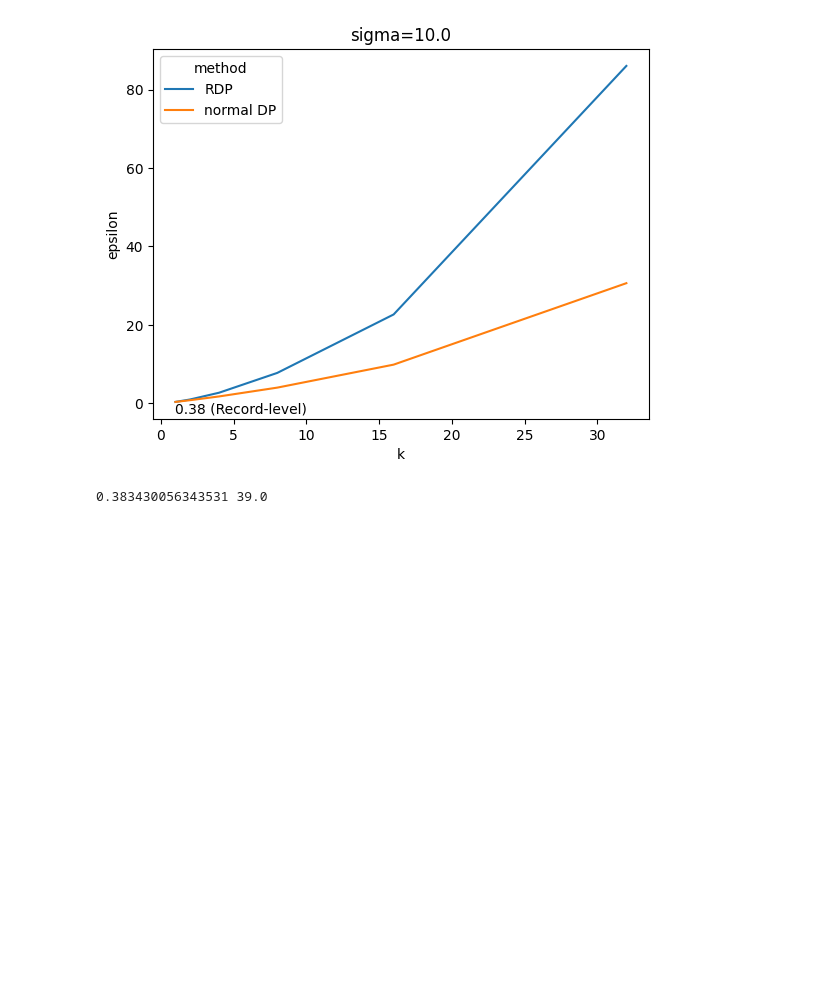
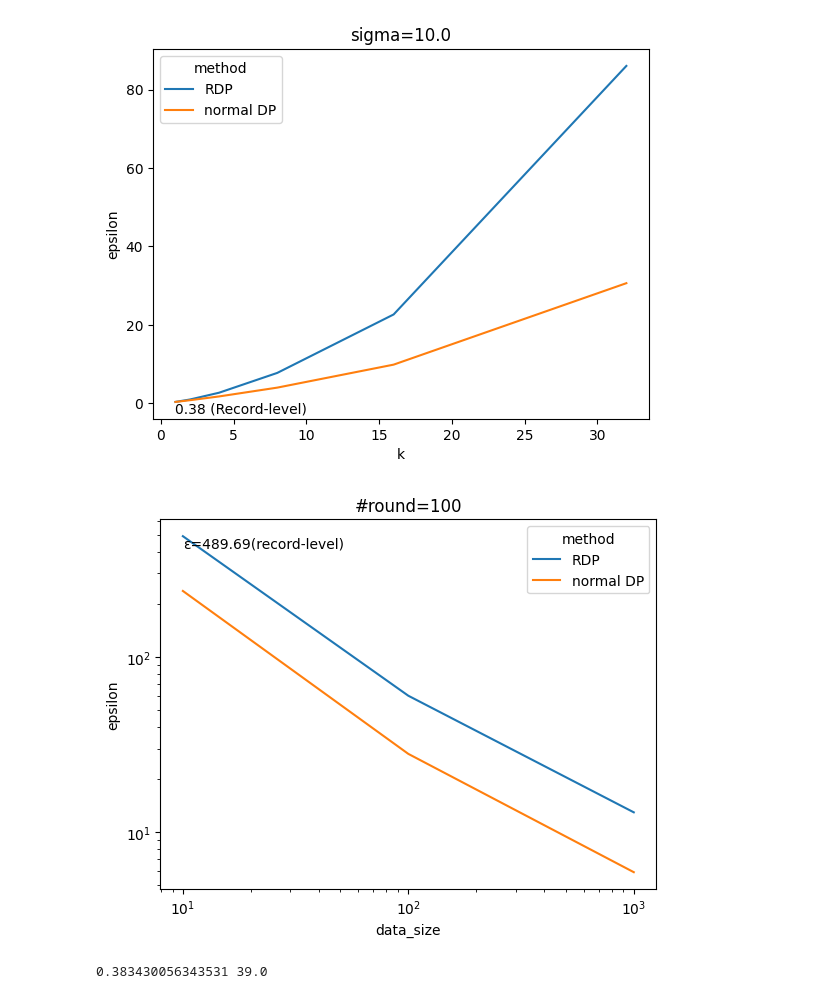
Before and after one commit to FumiyukiKato/uldp-fl, a Jupyter notebook: exp/privacy_comparison.ipynb, the cells around one changed output. Cells and saved outputs as stored; diff of their text form; code cells hidden in the pictures; blank space fills up the shorter version.

```diff
--- a/exp/privacy_comparison.ipynb
+++ b/exp/privacy_comparison.ipynb
@@ -247,15 +35,23 @@ def get_group_privacy_spent(
+# %%
+from noise_utils import get_normal_group_privacy_spent, get_group_privacy_spent
+
+def generate_both_dp(sigma: float, T: int, group_k: float, final_delta: float, data_size=100):
+    accountant = RDPAccountant()
+    for _ in range(T*data_size):
+        accountant.step(noise_multiplier=sigma, sample_rate=1.0/data_size)
+    rdp_eps, alpha = get_group_privacy_spent(group_k=group_k, accountant_history=accountant.history, delta=final_delta)
+    normal_eps, normal_delta = get_normal_group_privacy_spent(group_k=group_k, accountant_history=accountant.history, delta=final_delta)
+    return rdp_eps, normal_eps
 # %%
 group_k_list = [1, 2, 4, 8, 16, 32]
 final_delta = 0.00001
-log_final_delta = np.log(final_delta)
 sigma = 5.0
-T = 10
 
 # for sigma in [1.0, 2.0, 5.0, 10.0]:
 for T in [1, 10, 100, 1000]:
     data = {'k': [], 'epsilon': [], 'method': []}
     for group_k in group_k_list:
-        rdp_group_dp, group_dp = generate_test_rdp(sigma=sigma, T=T, group_k=group_k, log_final_delta=log_final_delta, data_size=10)
+        rdp_group_dp, group_dp = generate_both_dp(sigma=sigma, T=T, group_k=group_k, final_delta=final_delta, data_size=10)
         # rdp_group_dp, group_dp = generate_test_rdp(sigma=sigma, T=T, group_k=group_k, final_delta=final_delta)
 
         data['k'].append(group_k)
@@ -309,6 +105,36 @@ for sigma in [3.0, 5.0, 10.0]:
 [figure]
 [figure]
 [figure]
+# %%
+data_size_list = [10, 100, 1000]
+final_delta = 0.00001
+sigma = 5.0
+T = 100
+group_k = 16
+
+# for sigma in [1.0, 2.0, 5.0, 10.0]:
+data = {'data_size': [], 'epsilon': [], 'method': []}
+for data_size in data_size_list:
+    rdp_group_dp, group_dp = generate_both_dp(sigma=sigma, T=T, group_k=group_k, final_delta=final_delta, data_size=data_size)
+    # rdp_group_dp, group_dp = generate_test_rdp(sigma=sigma, T=T, group_k=group_k, final_delta=final_delta)
+
+    data['data_size'].append(data_size)
+    data['epsilon'].append(rdp_group_dp)
+    data['method'].append('RDP')
+
+    data['data_size'].append(data_size)
+    data['epsilon'].append(group_dp)
+    data['method'].append('normal DP')
+
+ax = sns.lineplot(x='data_size', y='epsilon', data=data, hue='method')
+ax.set_title(f'#round={T}')
+ax.set_yscale('log')
+ax.set_xscale('log')
+plt.text(data['data_size'][0], data['epsilon'][0], f'ε={data["epsilon"][0]:.2f}(record-level)',
+        verticalalignment='top', horizontalalignment='left')
+plt.show()
+# %% [output]
+[figure, added]
 # %%
 accountant = RDPAccountant()
 for _ in range(100):
```
Also changed, not shown: parts of 4 cells of this notebook, 2 other files.
